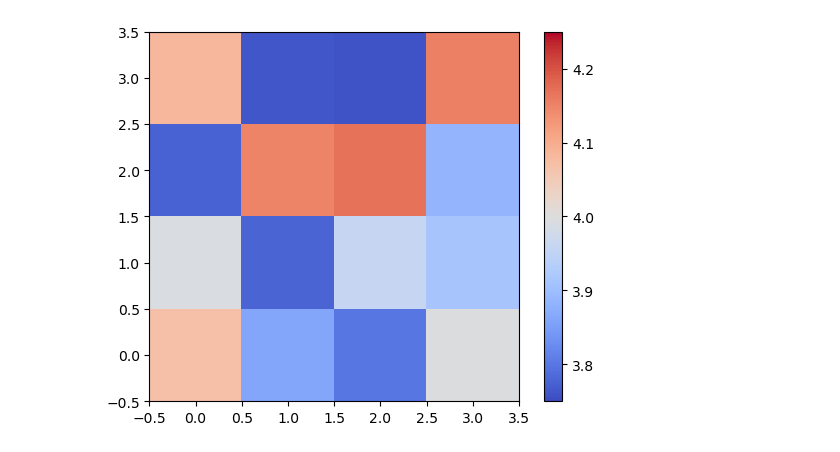
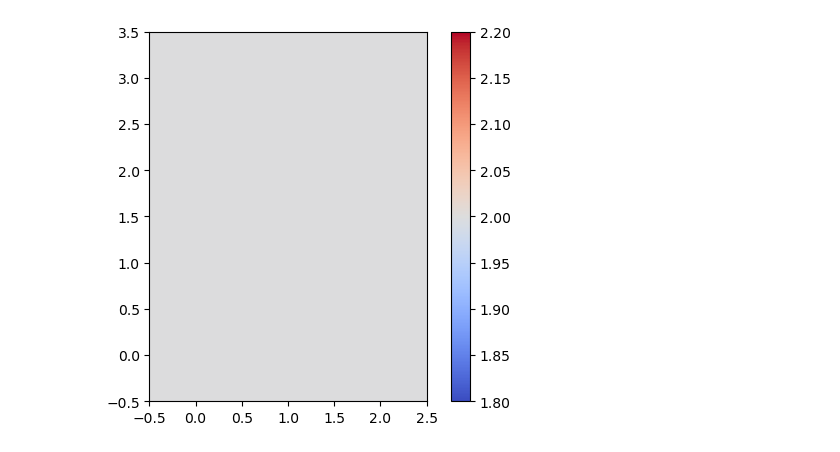
Before and after one commit to j-curtis/QMC_XY_rotor, a Jupyter notebook: testing.ipynb, the cells around one changed output. Cells and saved outputs as stored; diff of their text form; code cells hidden in the pictures.

```diff
--- a/testing.ipynb
+++ b/testing.ipynb
@@ -8,25 +8,13 @@ from matplotlib import cm
 from matplotlib import colors as mclr
 # %%
 Lx = 4
-Ly = 4
+Ly = 3
+Ej = 1.
+Ec = sit.rng.uniform(low=2.*Ej,high=2.*Ej,size=(Lx,Ly))
 
-Ec = 1.*np.ones((Lx,Ly))
-
-nEj = 5
-Ejs = np.linspace(0.,1.,nEj)
-
-energies = np.zeros(nEj)
-wfs = np.zeros((3,Lx,Ly,nEj))
+plt.imshow(Ec,origin='lower',cmap='coolwarm')
+plt.colorbar()
+plt.show()
+# %% [output]
+[figure, added]
-# %%
-Lx = 4
-Ly = 4
-
-Ec = 3.75*np.ones((Lx,Ly)) + 0.5*sit.rng.random((Lx,Ly))
-Ej = 1.
-
-plt.imshow(Ec,origin='lower',cmap='coolwarm',norm=mclr.Normalize(3.75,4.25))
-plt.colorbar()
-plt.show()
-# %% [output]
-[figure, removed]
 # %%
```
Also changed, not shown: parts of 4 cells of this notebook, 1 other file.
